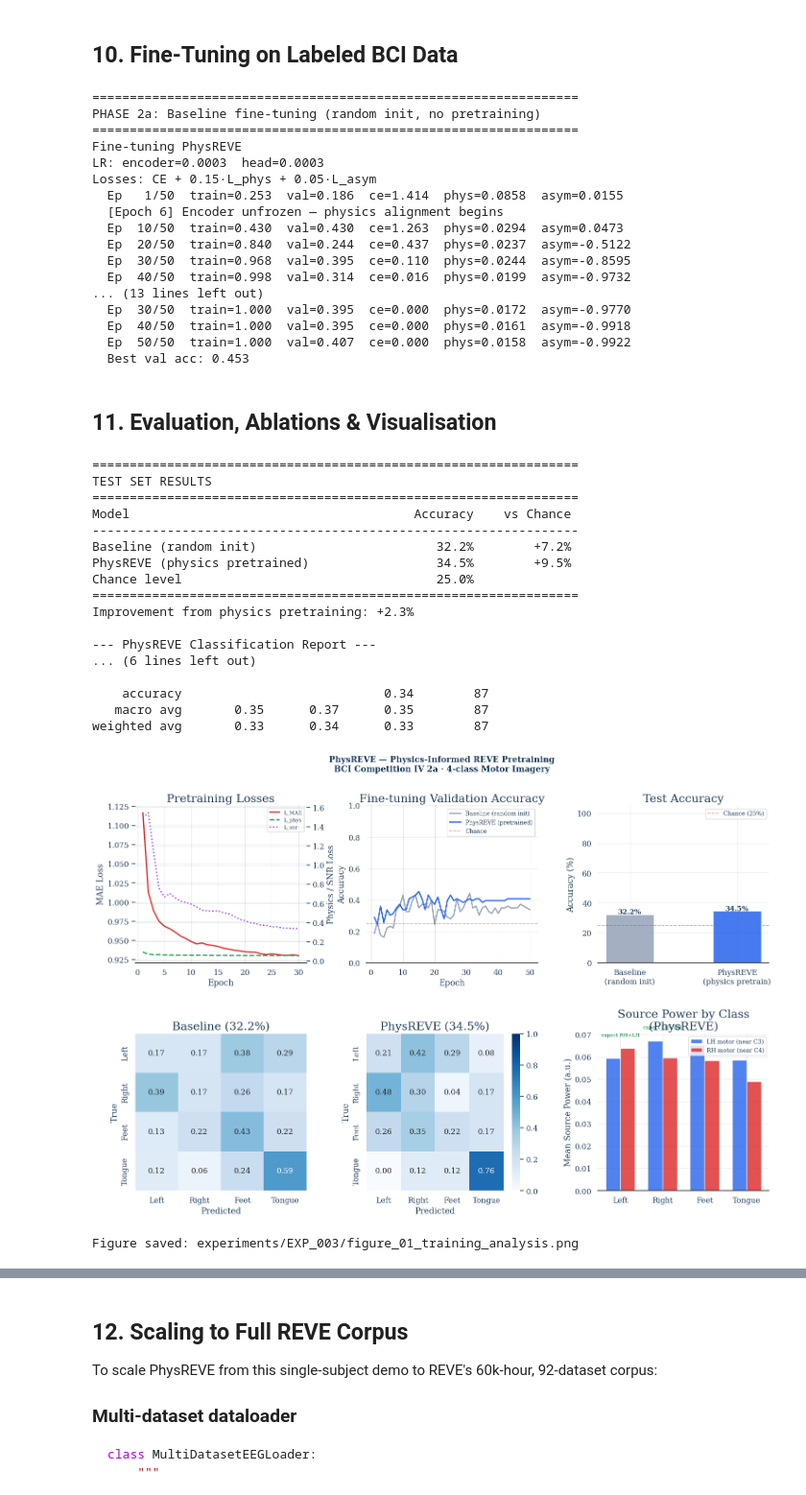
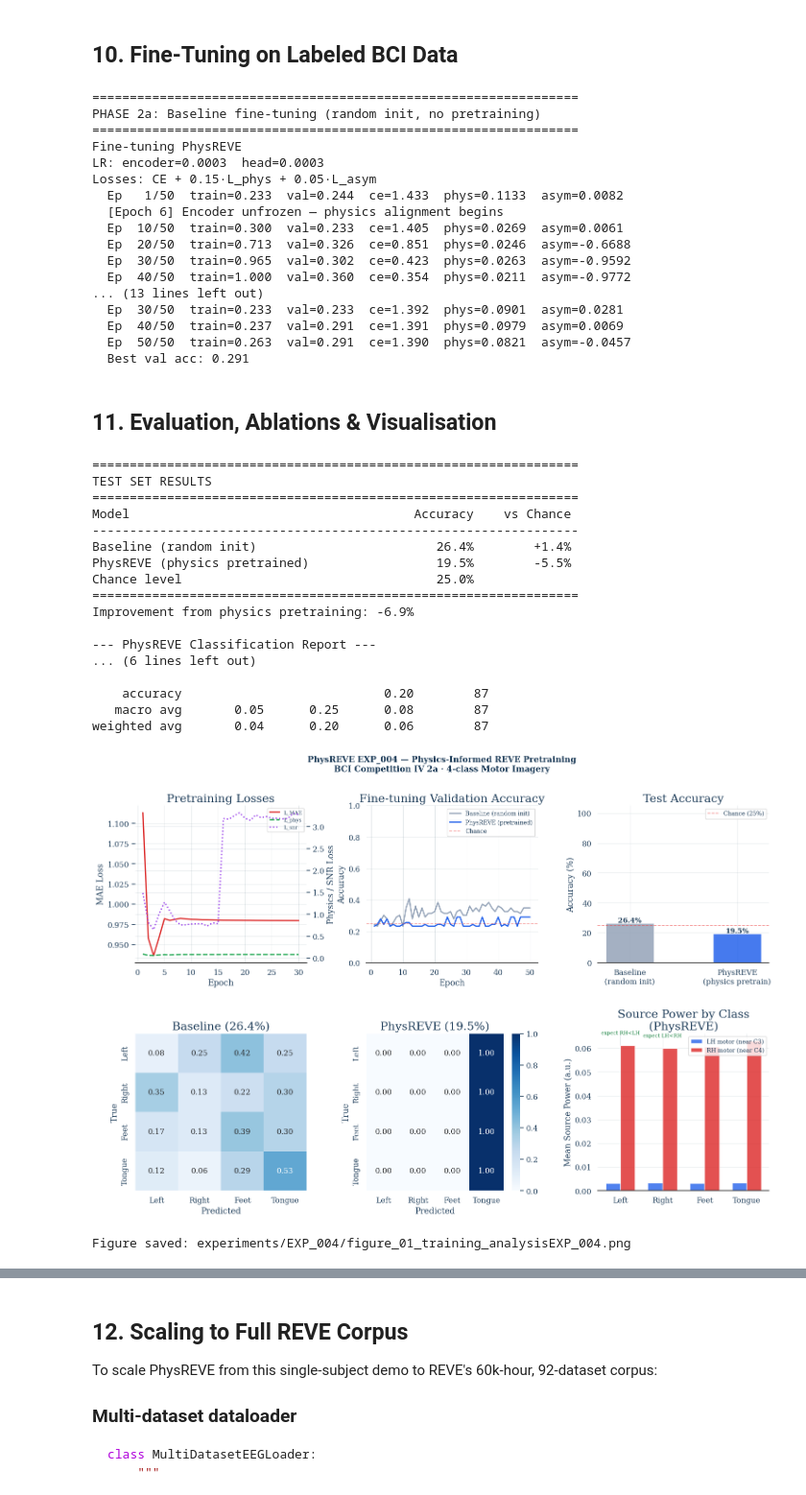
Before and after one commit to UgoBruzadin/PhysREVE, a Jupyter notebook: physreve_notebook.ipynb, the cells around one changed output, grey strips where cells are left out. Shown at 96% size. Drawn from its saved outputs; the diff is of its cells as text; code cells hidden in the pictures.

```diff
--- a/physreve_notebook.ipynb
+++ b/physreve_notebook.ipynb
@@ -1385,9 +1413,14 @@ def run_finetuning(
     val_loader:   DataLoader,
     n_epochs:  int   = 50,
     lr_head:   float = 1e-3,    # higher LR for new classification head
-    lr_enc:    float = 1e-4,    # lower LR for pretrained encoder (raised to close gap with head)
+    lr_enc:    float = 1e-4,    # lower LR for pretrained encoder
     wd:              float = 1e-4,
     freeze_enc_epochs: int   = 5,     # keep encoder frozen for first N epochs
+    lambda_phys_ft:  float = 0.0,    # physics loss weight during fine-tuning.
+                                      # Default 0: with ~200 trials, L_phys
+                                      # competes with CE and hurts convergence.
+                                      # Set to cfg.lambda_phys to replicate
+                                      # the original full-physics fine-tuning.
 ):
     """
     Fine-tune PhysREVE on labeled BCI data.
@@ -1438,8 +1471,10 @@ def run_finetuning(
             xyz = get_elec_xyz(len(Xb))
 
             logits, src_acts, sen_p = model(Xb, xyz)
+            # Temporarily override cfg.lambda_phys for fine-tuning
+            _ft_cfg = type(cfg)(**{**cfg.__dict__, 'lambda_phys': lambda_phys_ft})
             loss, parts = finetune_losses(
-                logits, src_acts, sen_p, yb, L_col, cfg, LH_IDX, RH_IDX,
+                logits, src_acts, sen_p, yb, L_col, _ft_cfg, LH_IDX, RH_IDX,
                 epoch=epoch
             )
             opt.zero_grad(); loss.backward()
@@ -1489,12 +1524,18 @@ def run_finetuning(
 
 # ── Also train a from-scratch baseline (no pretraining) ───────────────────────
 def run_baseline_finetune(cfg, train_loader, val_loader, n_epochs=50, lr=3e-4):
-    """Baseline: same architecture, random init, no physics pretraining."""
+    """Baseline: same architecture, random init, no physics pretraining.
+
+    freeze_enc_epochs=0: with random init, freezing the encoder means the head
+    trains on random features for the warmup period — a bad initialisation.
+    The freeze warmup is only useful when the encoder carries pretrained weights.
+    """
     lf_bias = LeadfieldAttentionBias(L_row, cfg).to(device)
     scratch  = PhysREVEPretrainModel(cfg, lf_bias).to(device)  # random weights
     return run_finetuning(
         scratch, cfg, train_loader, val_loader,
-        n_epochs=n_epochs, lr_head=lr, lr_enc=lr  # same LR — no pretrained weights
+        n_epochs=n_epochs, lr_head=lr, lr_enc=lr,
+        freeze_enc_epochs=0,   # BUG FIX: no warmup freeze for random init
     )
 
 
@@ -1518,17 +1559,17 @@ PHASE 2a: Baseline fine-tuning (random init, no pretraining)
 Fine-tuning PhysREVE
 LR: encoder=0.0003  head=0.0003
 Losses: CE + 0.15·L_phys + 0.05·L_asym
-  Ep   1/50  train=0.253  val=0.186  ce=1.414  phys=0.0858  asym=0.0155
+  Ep   1/50  train=0.233  val=0.244  ce=1.433  phys=0.1133  asym=0.0082
   [Epoch 6] Encoder unfrozen — physics alignment begins
-  Ep  10/50  train=0.430  val=0.430  ce=1.263  phys=0.0294  asym=0.0473
-  Ep  20/50  train=0.840  val=0.244  ce=0.437  phys=0.0237  asym=-0.5122
-  Ep  30/50  train=0.968  val=0.395  ce=0.110  phys=0.0244  asym=-0.8595
-  Ep  40/50  train=0.998  val=0.314  ce=0.016  phys=0.0199  asym=-0.9732
+  Ep  10/50  train=0.300  val=0.233  ce=1.405  phys=0.0269  asym=0.0061
+  Ep  20/50  train=0.713  val=0.326  ce=0.851  phys=0.0246  asym=-0.6688
+  Ep  30/50  train=0.965  val=0.302  ce=0.423  phys=0.0263  asym=-0.9592
+  Ep  40/50  train=1.000  val=0.360  ce=0.354  phys=0.0211  asym=-0.9772
 ... (13 lines left out)
-  Ep  30/50  train=1.000  val=0.395  ce=0.000  phys=0.0172  asym=-0.9770
-  Ep  40/50  train=1.000  val=0.395  ce=0.000  phys=0.0161  asym=-0.9918
-  Ep  50/50  train=1.000  val=0.407  ce=0.000  phys=0.0158  asym=-0.9922
-  Best val acc: 0.453
+  Ep  30/50  train=0.233  val=0.233  ce=1.392  phys=0.0901  asym=0.0281
+  Ep  40/50  train=0.237  val=0.291  ce=1.391  phys=0.0979  asym=0.0069
+  Ep  50/50  train=0.263  val=0.291  ce=1.390  phys=0.0821  asym=-0.0457
+  Best val acc: 0.291
 # %% [markdown]
 ## 11. Evaluation, Ablations & Visualisation
 # %%
@@ -1573,23 +1614,23 @@ TEST SET RESULTS
 =================================================================
 Model                                      Accuracy    vs Chance
 -----------------------------------------------------------------
-Baseline (random init)                        32.2%        +7.2%
-PhysREVE (physics pretrained)                 34.5%        +9.5%
+Baseline (random init)                        26.4%        +1.4%
+PhysREVE (physics pretrained)                 19.5%        -5.5%
 Chance level                                  25.0%
 =================================================================
-Improvement from physics pretraining: +2.3%
+Improvement from physics pretraining: -6.9%
 
 --- PhysREVE Classification Report ---
 ... (6 lines left out)
 
-    accuracy                           0.34        87
-   macro avg       0.35      0.37      0.35        87
-weighted avg       0.33      0.34      0.33        87
+    accuracy                           0.20        87
+   macro avg       0.05      0.25      0.08        87
+weighted avg       0.04      0.20      0.06        87
 # %%
 # ── Figure 1: Training analysis ────────────────────────────────────────────────
 fig = plt.figure(figsize=(18, 11))
 fig.suptitle(
-    f'PhysREVE {CFG.exp_name} — Physics-Informed REVE Pretraining\n'
+    f'PhysREVE {EXP_ID} — Physics-Informed REVE Pretraining\n'
     f'BCI Competition IV 2a · 4-class Motor Imagery',
     fontsize=13, fontweight='bold'
 )
@@ -1649,36 +1690,36 @@ ax = fig.add_subplot(gs[1, 2])
 def motor_power_by_class(src_tensor, labels_arr, lh_i, rh_i):
     lh_pwr, rh_pwr = [], []
     for cls in range(N_CLASSES):
         mask = labels_arr == cls
         if mask.sum() > 0:
             lh_pwr.append(src_tensor[mask][:, lh_i, :].pow(2).mean().item())
             rh_pwr.append(src_tensor[mask][:, rh_i, :].pow(2).mean().item())
         else:
             lh_pwr.append(0.); rh_pwr.append(0.)
     return lh_pwr, rh_pwr
 
 lh_p, rh_p = motor_power_by_class(s_p, l_p, lh_idx_np, rh_idx_np)
 
 x_pos = np.arange(N_CLASSES); w = 0.35
 ax.bar(x_pos-w/2, lh_p, w, label='LH motor (near C3)', color='#2563eb', alpha=0.8)
 ax.bar(x_pos+w/2, rh_p, w, label='RH motor (near C4)', color='#dc2626', alpha=0.8)
 ax.set_xticks(x_pos)
 ax.set_xticklabels([c.split()[0] for c in CLASS_NAMES])
 ax.set(title='Source Power by Class\n(PhysREVE)', ylabel='Mean Source Power (a.u.)')
 ax.legend(fontsize=9); ax.grid(alpha=0.25, axis='y')
 # Annotation for expected pattern
 ax.text(0, max(lh_p[0],rh_p[0])*1.08, 'expect RH<LH', ha='center',
         fontsize=8, color='#15803d')
 ax.text(1, max(lh_p[1],rh_p[1])*1.08, 'expect LH<RH', ha='center',
         fontsize=8, color='#15803d')
 
-fig_path = os.path.join(EXP_DIR, f'figure_01_training_analysis{CFG.exp_name}.png')
+fig_path = os.path.join(EXP_DIR, f'figure_01_training_analysis{EXP_ID}.png')
 plt.savefig(fig_path, dpi=150, bbox_inches='tight')
 plt.show()
 print(f'Figure saved: {fig_path}')
 # %% [output]
-[figure, old version]
+[figure, new version]
-Figure saved: experiments/EXP_003/figure_01_training_analysis.png
+Figure saved: experiments/EXP_004/figure_01_training_analysisEXP_004.png
 # %%
 # ── Ablation Study ────────────────────────────────────────────────────────────
 # Which physics component contributes what?
```
Also changed, not shown: parts of 9 cells of this notebook, 13 other files.
